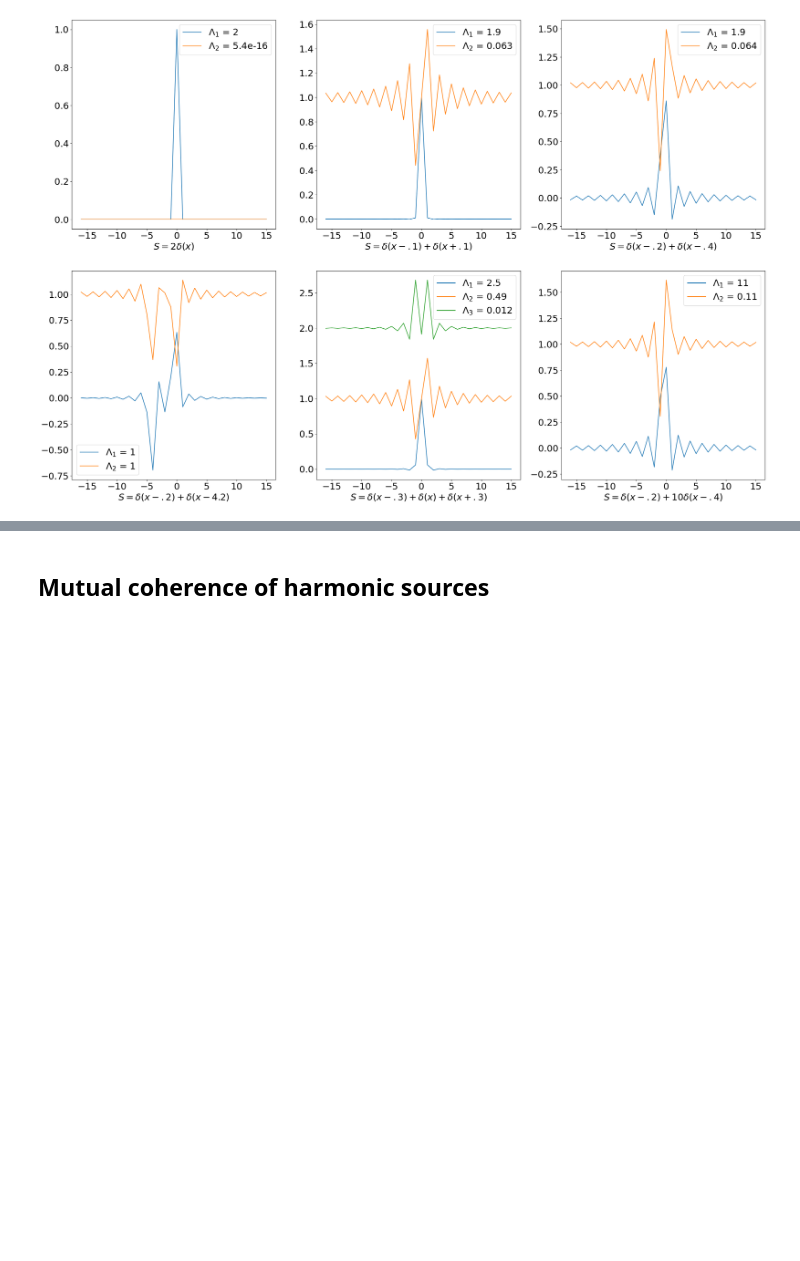
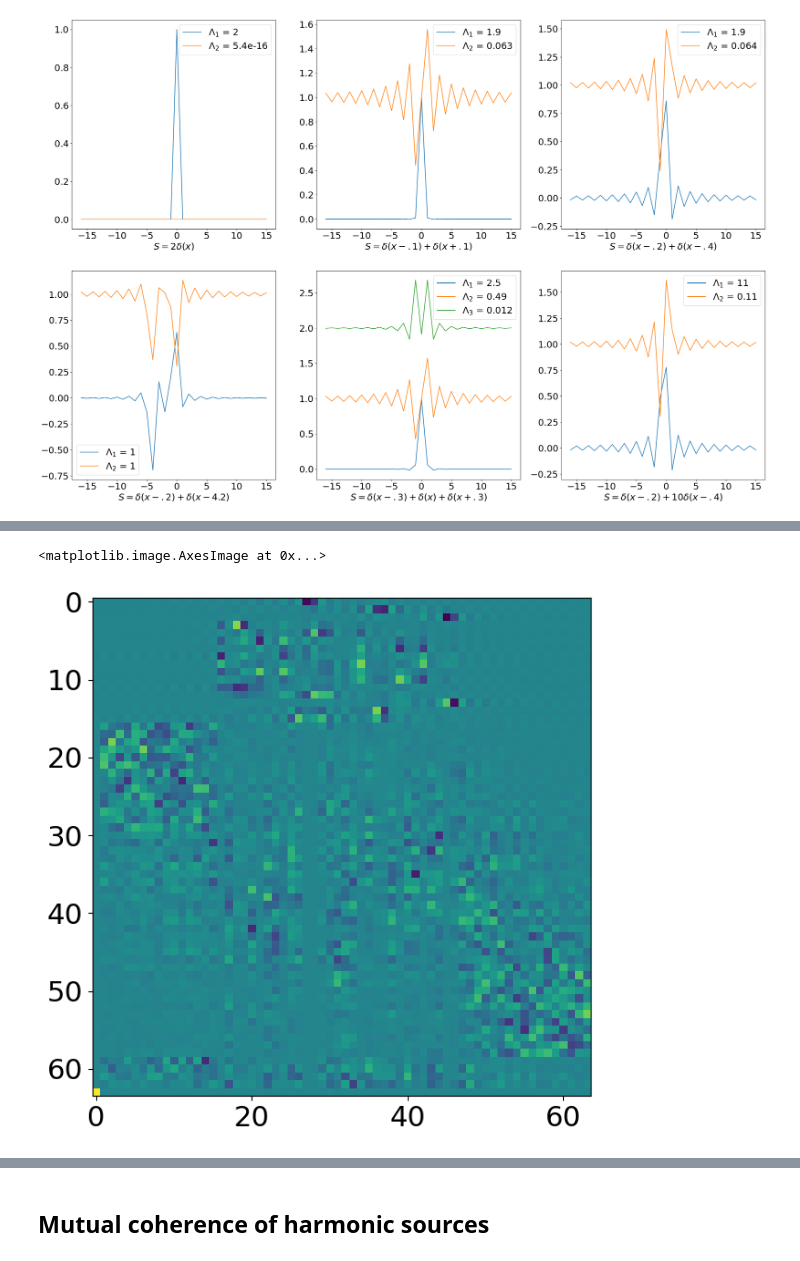
Before and after one commit to arizonaCameraLab/computationalImaging, a Jupyter notebook: Chapter8FocalImaging/coherentModes.ipynb, the cells around one changed output, grey strips where cells are left out. Saved outputs shown, nothing was run; the diff lists cells and outputs as text; code cells hidden in the pictures; blank space fills up the shorter version.

```diff
--- a/Chapter8FocalImaging/coherentModes.ipynb
+++ b/Chapter8FocalImaging/coherentModes.ipynb
@@ -113,0 +166,5 @@ plt.savefig('2pointModes.pdf')
+# %%
+plt.imshow(v)
+# %% [output]
+<matplotlib.image.AxesImage at 0x...>
+[figure, added]
```
Also changed, not shown: parts of 8 cells of this notebook.
